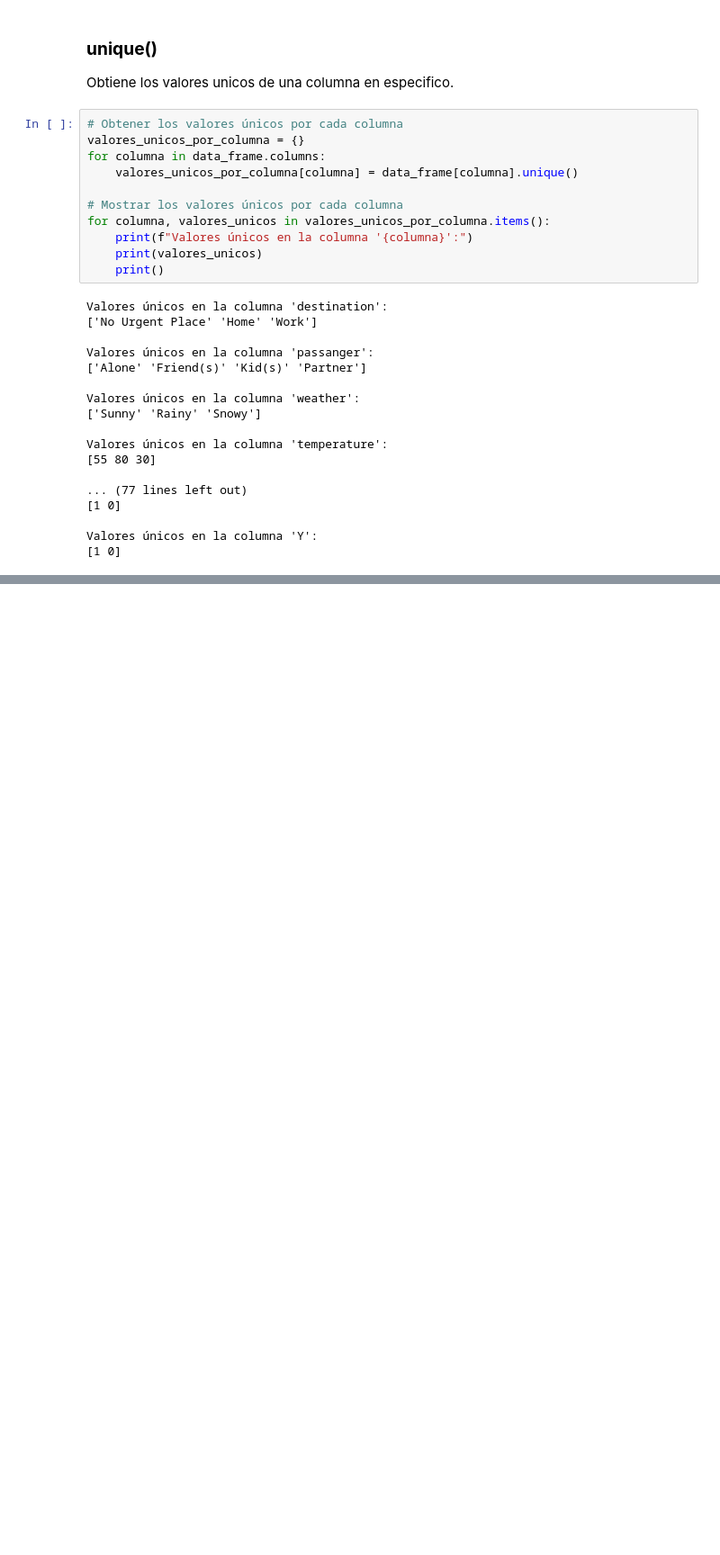
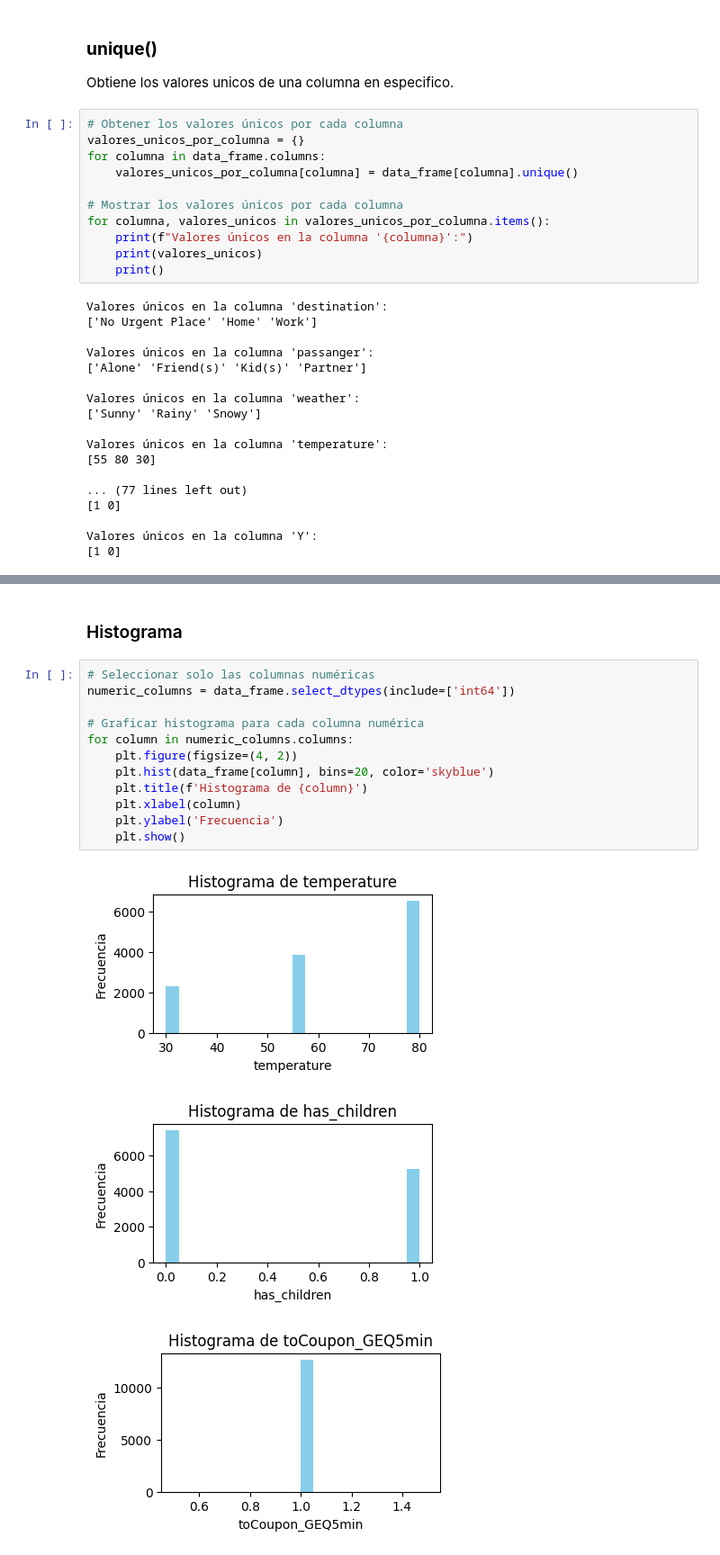
Before and after one commit to alexanderbeleno16/algoritmo_exposicion_parcial2, a Jupyter notebook: algoritmo_exposicion_parcial2.ipynb, the cells around one changed output, grey strips where cells are left out. Shown at 90% size. Cells and saved outputs as stored; diff of their text form; blank space fills up the shorter version.

```diff
--- a/algoritmo_exposicion_parcial2.ipynb
+++ b/algoritmo_exposicion_parcial2.ipynb
@@ -171,0 +228,18 @@ Valores únicos en la columna 'Y':
+# %% [markdown]
+### Histograma
+# %%
+# Seleccionar solo las columnas numéricas
+numeric_columns = data_frame.select_dtypes(include=['int64'])
+
+# Graficar histograma para cada columna numérica
+for column in numeric_columns.columns:
+    plt.figure(figsize=(4, 2))
+    plt.hist(data_frame[column], bins=20, color='skyblue')
+    plt.title(f'Histograma de {column}')
+    plt.xlabel(column)
+    plt.ylabel('Frecuencia')
+    plt.show()
+# %% [output]
+[figure, added]
+[figure, added]
+[figure, added]
```
Also changed, not shown: parts of 26 cells of this notebook.
